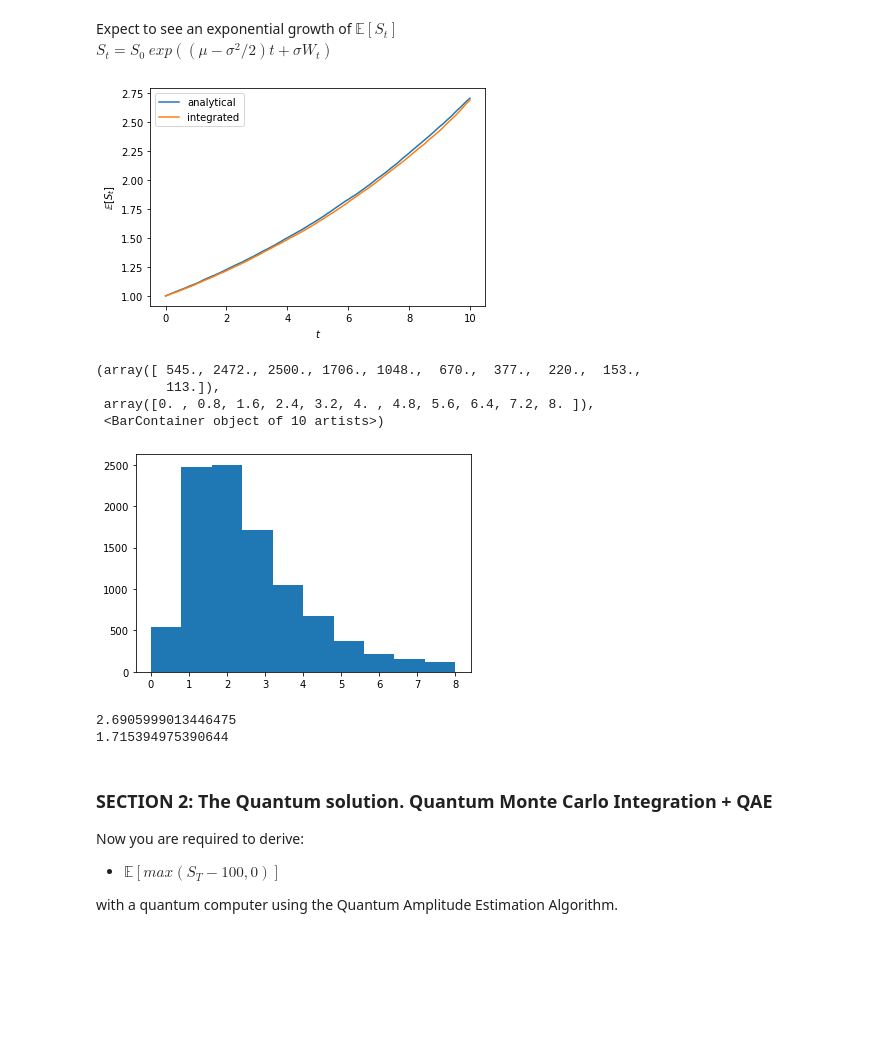
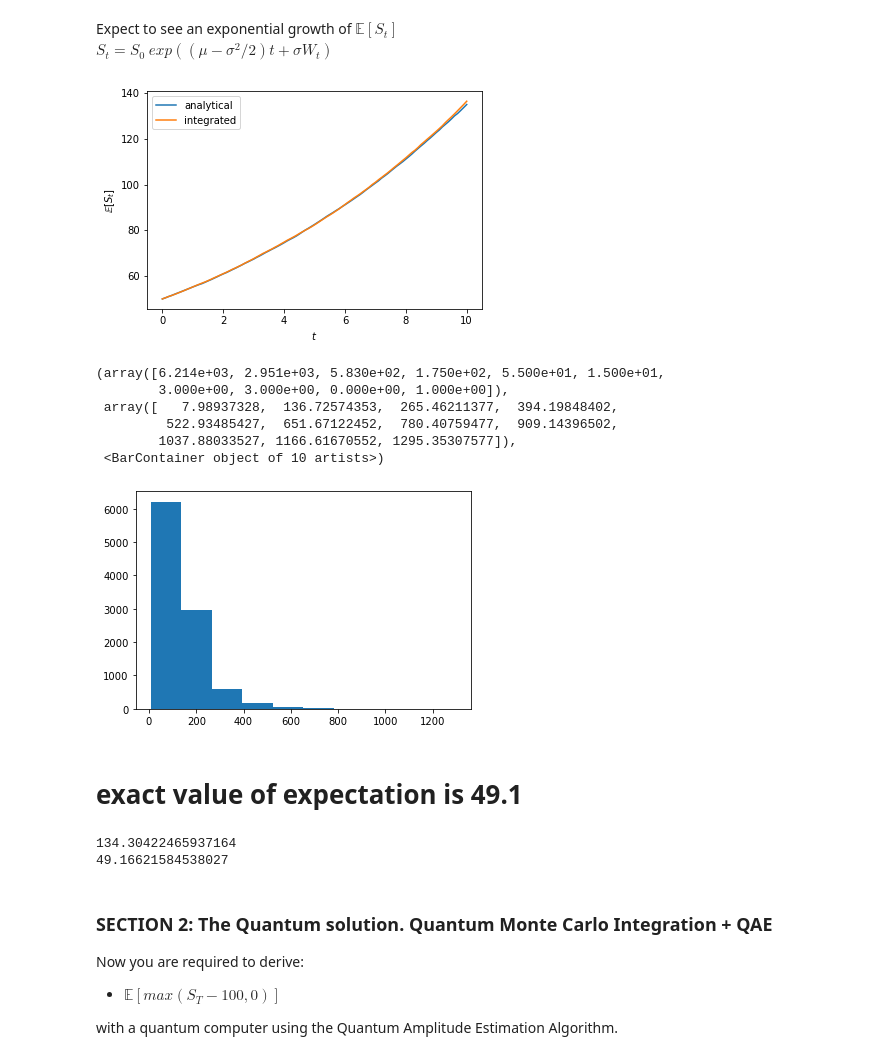
Before and after one commit to gongaa/QuantumEyeMoody, a Jupyter notebook: QECHackMoodys-challenge.ipynb, the cells around one changed output. Saved outputs shown, nothing was run; the diff lists cells and outputs as text; code cells hidden in the pictures; blank space fills up the shorter version.

```diff
--- a/QECHackMoodys-challenge.ipynb
+++ b/QECHackMoodys-challenge.ipynb
@@ -110,16 +110,17 @@ $S_t=S_0\ exp((\mu-\sigma^2/2)t+\sigma W_t)$
 # %%
 import numpy as np
 import matplotlib.pyplot as plt
-S0, mu, sigma = 1, 0.1, 0.2
-T, n, M = 10, 100, 10000
-dt = float(T) / n
+S0, mu, sigma = 50, 0.1, 0.2
+T, m, M = 10, 100, 10000
+dt = float(T) / m
+K = 100
 # M := number of paths
-# n := T/dt
+# m := T/dt
 
 def exp_S_analytic():
     St = np.exp(
         (mu - sigma ** 2 / 2) * dt
-        + sigma * np.random.normal(0, np.sqrt(dt), size=(M,n)).T
+        + sigma * np.random.normal(0, np.sqrt(dt), size=(M,m)).T
     )
 
     St = np.vstack([np.ones(M), St])
@@ -128,14 +129,14 @@ def exp_S_analytic():
     return St
 
 def exp_S():
-    S = np.zeros((n+1,M))
+    S = np.zeros((m+1,M))
     S[0] = S0
-    for i in range(n):
+    for i in range(m):
         dS = mu * S[i,:] * dt + sigma * S[i,:] * np.random.normal(0, np.sqrt(dt), size=(M))
         S[i+1,:] = S[i,:] + dS
     return S
 # %%
-time = np.linspace(0,T,n+1)
+time = np.linspace(0,T,m+1)
 
 analytic_ans = exp_S_analytic()
 ans = exp_S()
@@ -148,24 +149,27 @@ plt.ylabel("$\mathbb{E}[S_t]$")
 plt.legend(loc="upper left")
 plt.show()
 # %% [output]
-[figure, old version]
+[figure, new version]
 # %%
 # empirical distribution of S_T at T=10
-counts, bins = np.histogram(ans[-1,:], range=(0,8))
+counts, bins = np.histogram(ans[-1,:])
 plt.hist(bins[:-1], bins, weights=counts)
 # %% [output]
-(array([ 545., 2472., 2500., 1706., 1048.,  670.,  377.,  220.,  153.,
-         113.]),
- array([0. , 0.8, 1.6, 2.4, 3.2, 4. , 4.8, 5.6, 6.4, 7.2, 8. ]),
+(array([6.214e+03, 2.951e+03, 5.830e+02, 1.750e+02, 5.500e+01, 1.500e+01,
+        3.000e+00, 3.000e+00, 0.000e+00, 1.000e+00]),
+ array([   7.98937328,  136.72574353,  265.46211377,  394.19848402,
+         522.93485427,  651.67122452,  780.40759477,  909.14396502,
+        1037.88033527, 1166.61670552, 1295.35307577]),
  <BarContainer object of 10 artists>)
-[figure, old version]
+[figure, new version]
+# %% [markdown]
+# exact value of expectation is 49.1
 # %%
-K = 1
 print(ans[-1,:].mean()) # E[S_T]
 print(np.maximum(ans[-1,:] - K, np.zeros_like(ans[-1,:])).mean()) # E[max(S_T - K, 0)]
 # %% [output]
-2.6905999013446475
-1.715394975390644
+134.30422465937164
+49.16621584538027
 # %% [markdown]
 ### SECTION 2: The Quantum solution. Quantum Monte Carlo Integration + QAE
 Now you are required to derive:
```
Also changed, not shown: parts of 10 cells of this notebook.
